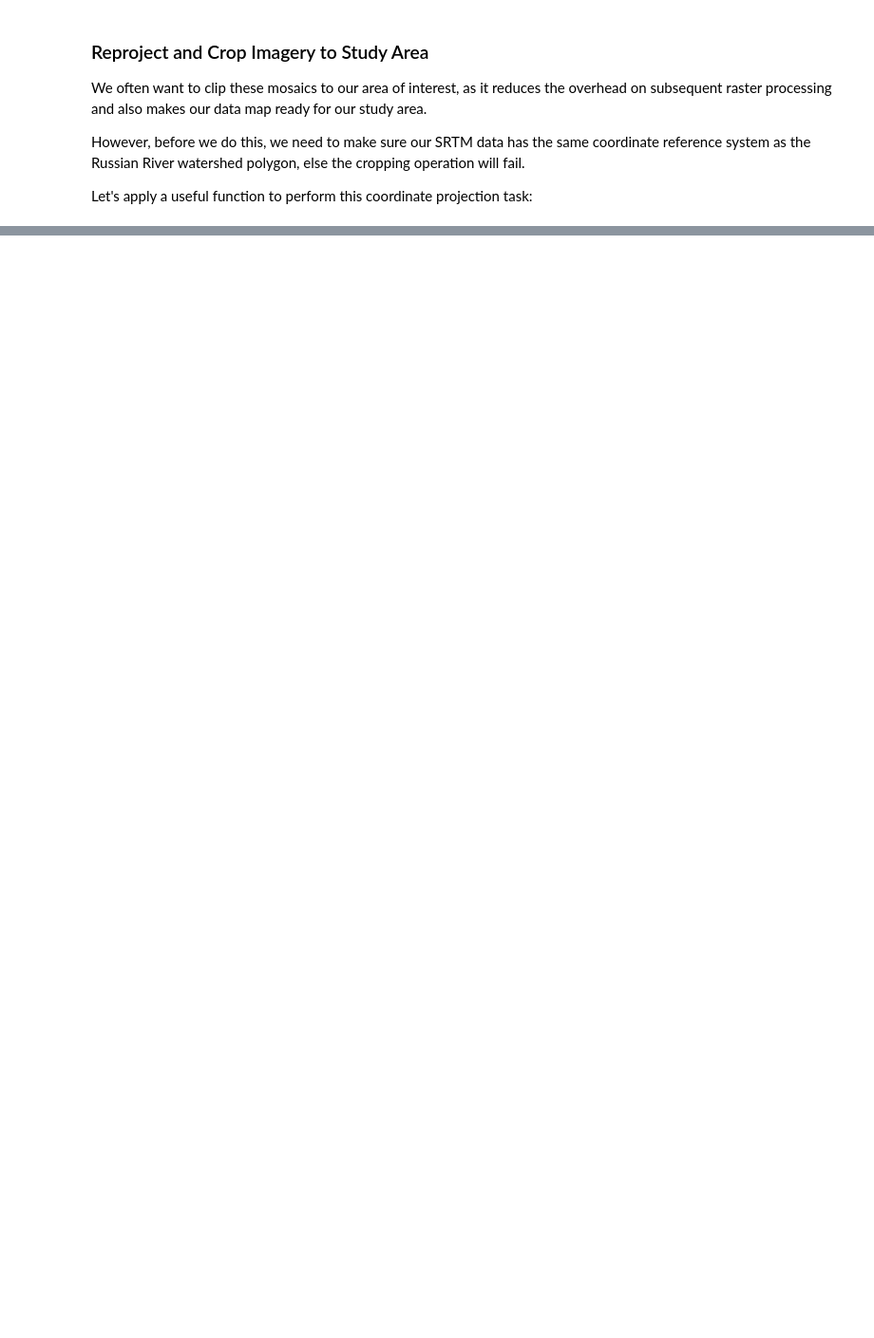
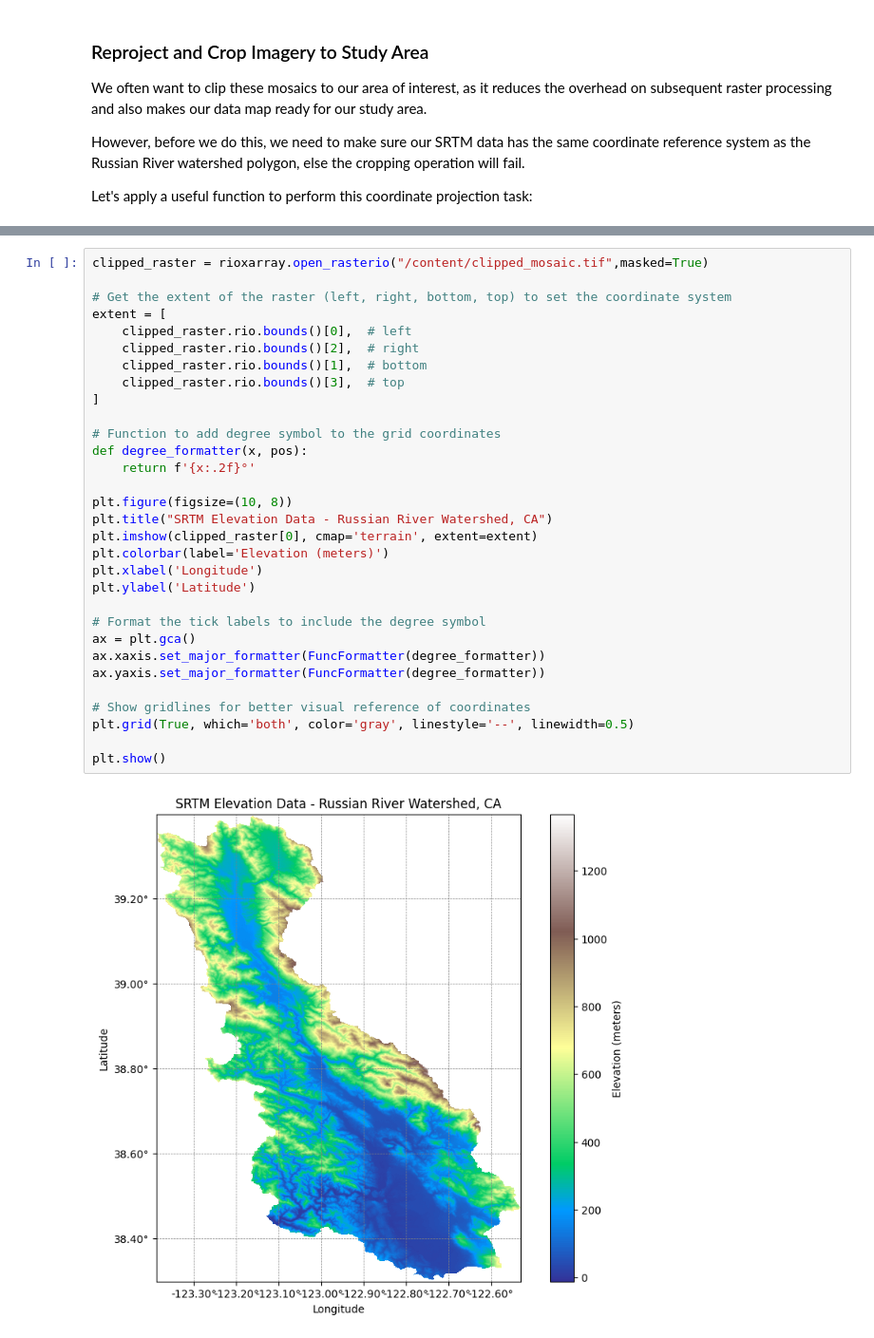
Before and after one commit to jollygoodjacob/NASA-Space-Apps-Workshop-2024, a Jupyter notebook: NASA_SpaceApps_Workshop_2024.ipynb, the cells around one changed output, grey strips where cells are left out. Shown at 95% size. Cells and saved outputs as stored; diff of their text form; blank space fills up the shorter version.

```diff
--- a/NASA_SpaceApps_Workshop_2024.ipynb
+++ b/NASA_SpaceApps_Workshop_2024.ipynb
@@ -283,0 +250,33 @@ ValueError: Input shapes do not overlap raster.
+# %%
+clipped_raster = rioxarray.open_rasterio("/content/clipped_mosaic.tif",masked=True)
+
+# Get the extent of the raster (left, right, bottom, top) to set the coordinate system
+extent = [
+    clipped_raster.rio.bounds()[0],  # left
+    clipped_raster.rio.bounds()[2],  # right
+    clipped_raster.rio.bounds()[1],  # bottom
+    clipped_raster.rio.bounds()[3],  # top
+]
+
+# Function to add degree symbol to the grid coordinates
+def degree_formatter(x, pos):
+    return f'{x:.2f}°'
+
+plt.figure(figsize=(10, 8))
+plt.title("SRTM Elevation Data - Russian River Watershed, CA")
+plt.imshow(clipped_raster[0], cmap='terrain', extent=extent)
+plt.colorbar(label='Elevation (meters)')
+plt.xlabel('Longitude')
+plt.ylabel('Latitude')
+
+# Format the tick labels to include the degree symbol
+ax = plt.gca()
+ax.xaxis.set_major_formatter(FuncFormatter(degree_formatter))
+ax.yaxis.set_major_formatter(FuncFormatter(degree_formatter))
+
+# Show gridlines for better visual reference of coordinates
+plt.grid(True, which='both', color='gray', linestyle='--', linewidth=0.5)
+
+plt.show()
+# %% [output]
+[figure, added]
```
Also changed, not shown: parts of 7 cells of this notebook.
